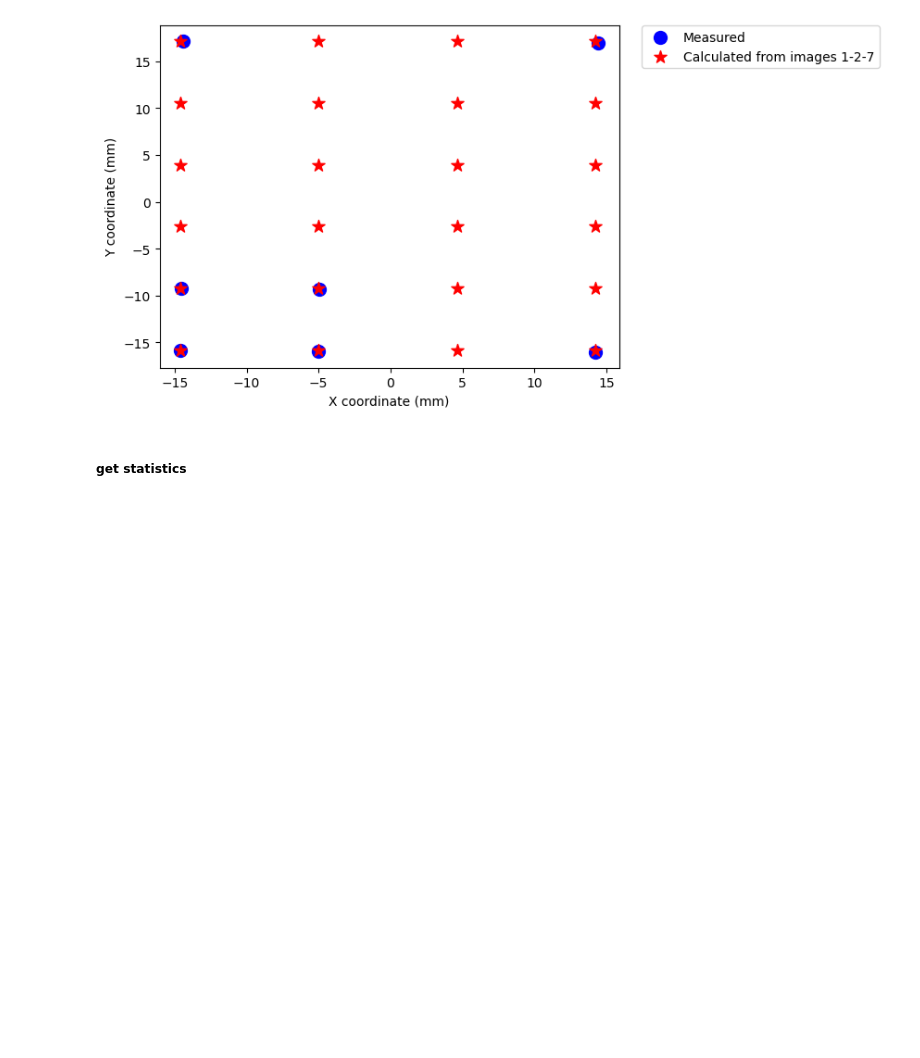
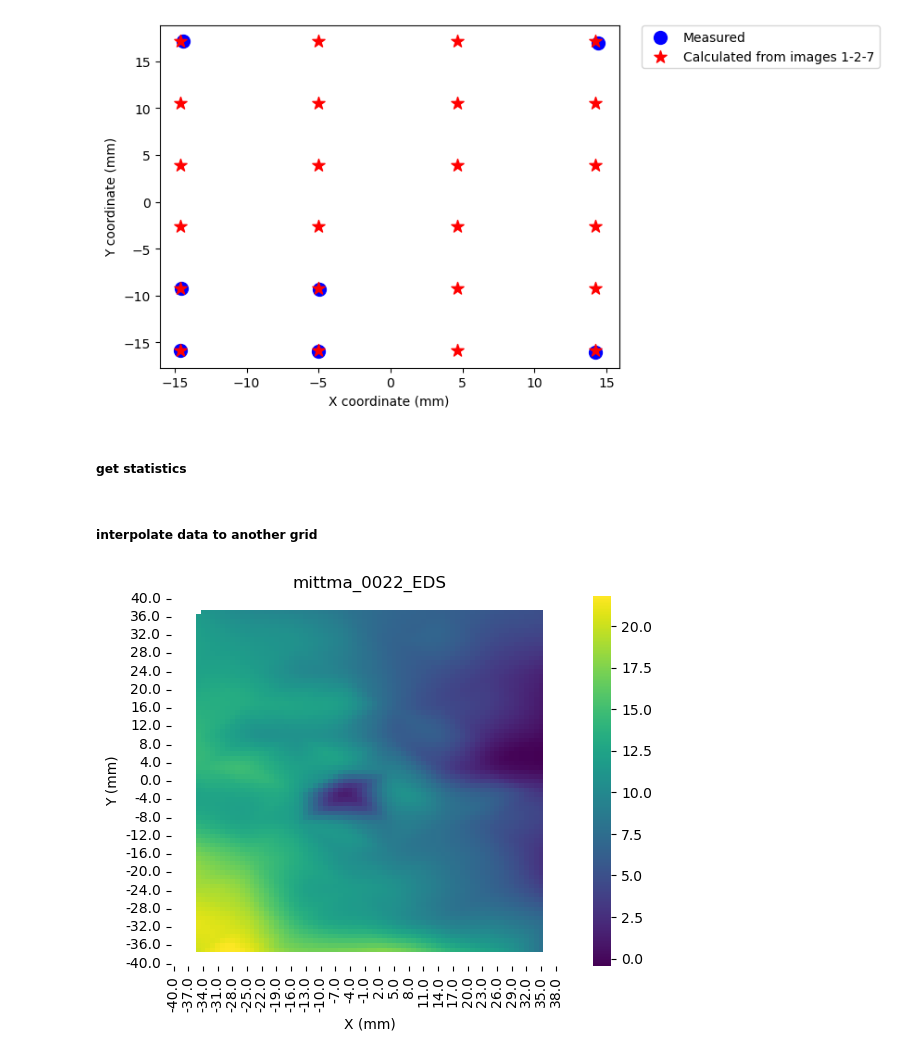
Before and after one commit to DTU-Nanolab-materials-discovery/intern-data-handling-and-fitting, a Jupyter notebook: EDX.ipynb, the cells around one changed output. Drawn from its saved outputs; the diff is of its cells as text; code cells hidden in the pictures; blank space fills up the shorter version.

```diff
--- a/EDX.ipynb
+++ b/EDX.ipynb
@@ -335,3 +450,20 @@ results.columns = ["Cu", "P", "S"]
 
 ratio0 = results.loc["mean", "Cu"]/results.loc["mean", "P"]
 ratio2 = results.loc["mean", "S"]/results.loc["mean", "P"]
+# %% [markdown]
+##### interpolate data to another grid
+# %%
+EDS_data_path = r"Z:\P110143-phosphosulfides-Andrea\Data\Analysis\guidal\mittma_pickles"
+with open(os.path.join(EDS_data_path, "mittma_0022_EDS.pkl"), 'rb') as f:
+    data_EDS = pickle.load(f)
+# %%
+coords_EDS= extract_coordinates(data_EDS)
+grid= measurement_grid(81,81, 80,80, -40, -40)
+
+EDS_interp = interpolate_grid(data_EDS, grid)
+# plt.scatter(coords_EDS[0], coords_EDS[1], c='r', s=80)
+# plt.scatter(coords['X'], coords['Y'], c='b', s=10)
+
+heatmap(EDS_interp, "Layer 1 P Atomic %")
+# %% [output]
+[figure, added]
```
Also changed, not shown: parts of 11 cells of this notebook.
